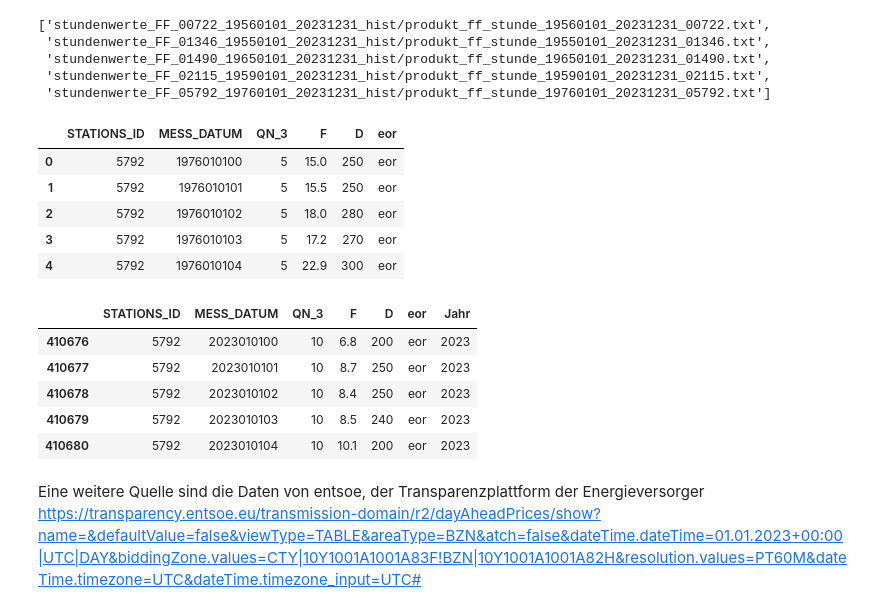
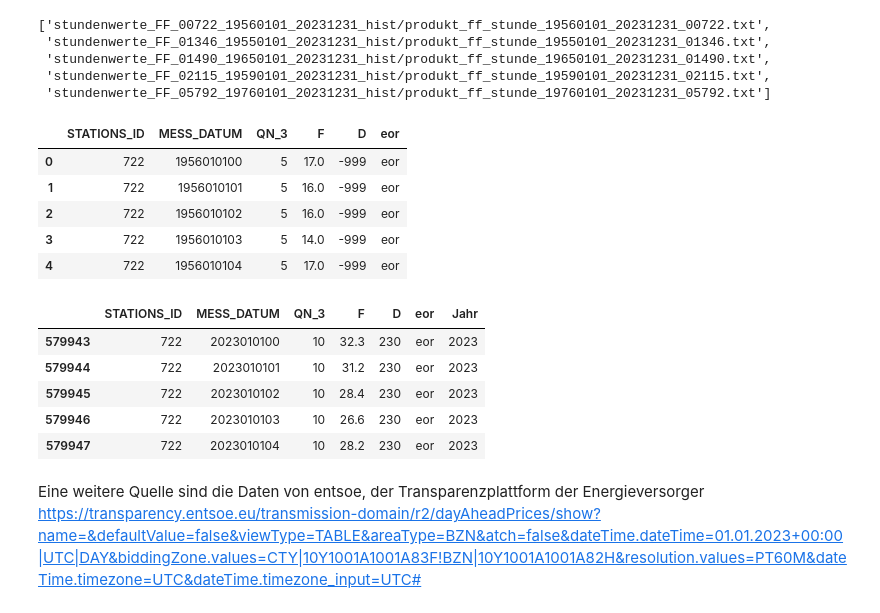
Before and after one commit to strubbi77/breisgauwind, a Jupyter notebook: Untitled.ipynb, the cells around one changed output. Drawn from its saved outputs; the diff is of its cells as text; code cells hidden in the pictures.

```diff
--- a/Untitled.ipynb
+++ b/Untitled.ipynb
@@ -103,16 +104,16 @@ dwd_filter_arr
  'stundenwerte_FF_02115_19590101_20231231_hist/produkt_ff_stunde_19590101_20231231_02115.txt',
  'stundenwerte_FF_05792_19760101_20231231_hist/produkt_ff_stunde_19760101_20231231_05792.txt']
 # %%
-df_from_each_file=(pd.read_csv(cur,sep=';') for f in dwd_filter_arr)
+df_from_each_file=(pd.read_csv(f,sep=';') for f in dwd_filter_arr)
 DWD_Daten=pd.concat(df_from_each_file, ignore_index=True)
 DWD_Daten.head()
 # %% [output]
 |  | STATIONS_ID | MESS_DATUM | QN_3 | F | D | eor |
-| 0 | 5792 | 1976010100 | 5 | 15.0 | 250 | eor |
-| 1 | 5792 | 1976010101 | 5 | 15.5 | 250 | eor |
-| 2 | 5792 | 1976010102 | 5 | 18.0 | 280 | eor |
-| 3 | 5792 | 1976010103 | 5 | 17.2 | 270 | eor |
-| 4 | 5792 | 1976010104 | 5 | 22.9 | 300 | eor |
+| 0 | 722 | 1956010100 | 5 | 17.0 | -999 | eor |
+| 1 | 722 | 1956010101 | 5 | 16.0 | -999 | eor |
+| 2 | 722 | 1956010102 | 5 | 16.0 | -999 | eor |
+| 3 | 722 | 1956010103 | 5 | 14.0 | -999 | eor |
+| 4 | 722 | 1956010104 | 5 | 17.0 | -999 | eor |
 # %%
 DWD_Daten['Jahr']=DWD_Daten['MESS_DATUM'].astype(str).str.slice(0,4).astype(int)
 # %%
@@ -120,11 +121,11 @@ DWD_Daten_filter=DWD_Daten[DWD_Daten['Jahr']==2023]
 DWD_Daten_filter.head()
 # %% [output]
 |  | STATIONS_ID | MESS_DATUM | QN_3 | F | D | eor | Jahr |
-| 410676 | 5792 | 2023010100 | 10 | 6.8 | 200 | eor | 2023 |
-| 410677 | 5792 | 2023010101 | 10 | 8.7 | 250 | eor | 2023 |
-| 410678 | 5792 | 2023010102 | 10 | 8.4 | 250 | eor | 2023 |
-| 410679 | 5792 | 2023010103 | 10 | 8.5 | 240 | eor | 2023 |
-| 410680 | 5792 | 2023010104 | 10 | 10.1 | 200 | eor | 2023 |
+| 579943 | 722 | 2023010100 | 10 | 32.3 | 230 | eor | 2023 |
+| 579944 | 722 | 2023010101 | 10 | 31.2 | 230 | eor | 2023 |
+| 579945 | 722 | 2023010102 | 10 | 28.4 | 230 | eor | 2023 |
+| 579946 | 722 | 2023010103 | 10 | 26.6 | 230 | eor | 2023 |
+| 579947 | 722 | 2023010104 | 10 | 28.2 | 230 | eor | 2023 |
 # %% [markdown]
 Eine weitere Quelle sind die Daten von entsoe, der Transparenzplattform der Energieversorger
 https://transparency.entsoe.eu/transmission-domain/r2/dayAheadPrices/show?name=&defaultValue=false&viewType=TABLE&areaType=BZN&atch=false&dateTime.dateTime=01.01.2023+00:00|UTC|DAY&biddingZone.values=CTY|10Y1001A1001A83F!BZN|10Y1001A1001A82H&resolution.values=PT60M&dateTime.timezone=UTC&dateTime.timezone_input=UTC#
```
Also changed, not shown: parts of 10 cells of this notebook, 20 other files.
